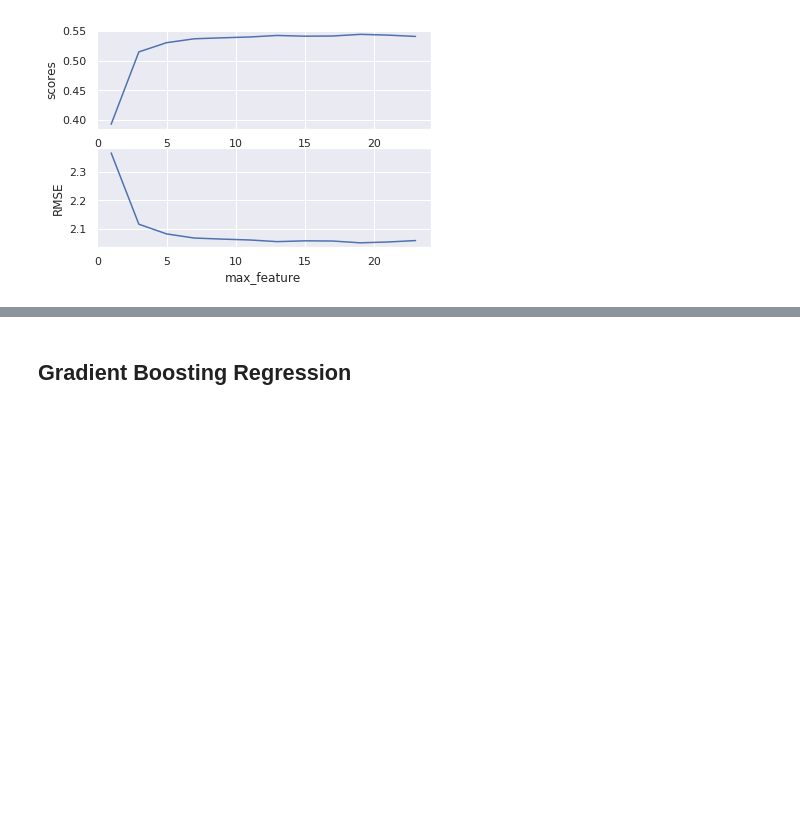
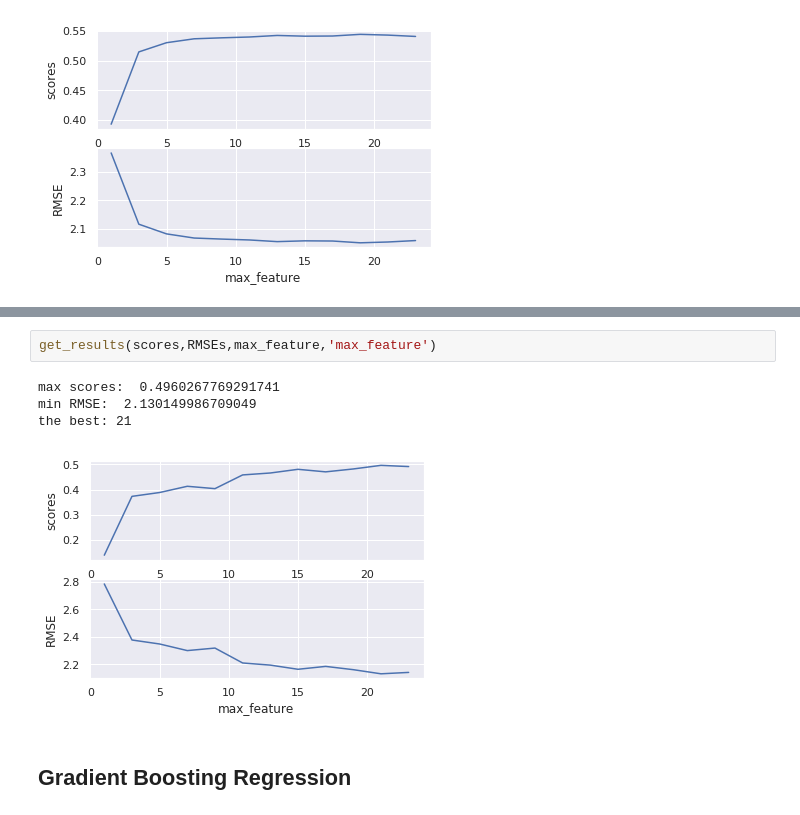
Before and after one commit to ovllya126/UTS_ML2019_ID13307095, a Jupyter notebook: A2.ipynb, the cells around one changed output, grey strips where cells are left out. Cells and saved outputs as stored; diff of their text form; blank space fills up the shorter version.

```diff
--- a/A2.ipynb
+++ b/A2.ipynb
@@ -1517,2 +736,9 @@ the best: 12
+# %%
+get_results(scores,RMSEs,max_feature,'max_feature')
+# %% [output]
+max scores:  0.4960267769291741
+min RMSE:  2.130149986709049
+the best: 21
+[figure, added]
 # %% [markdown]
 ## Gradient Boosting Regression
```
Also changed, not shown: parts of 92 cells of this notebook.
